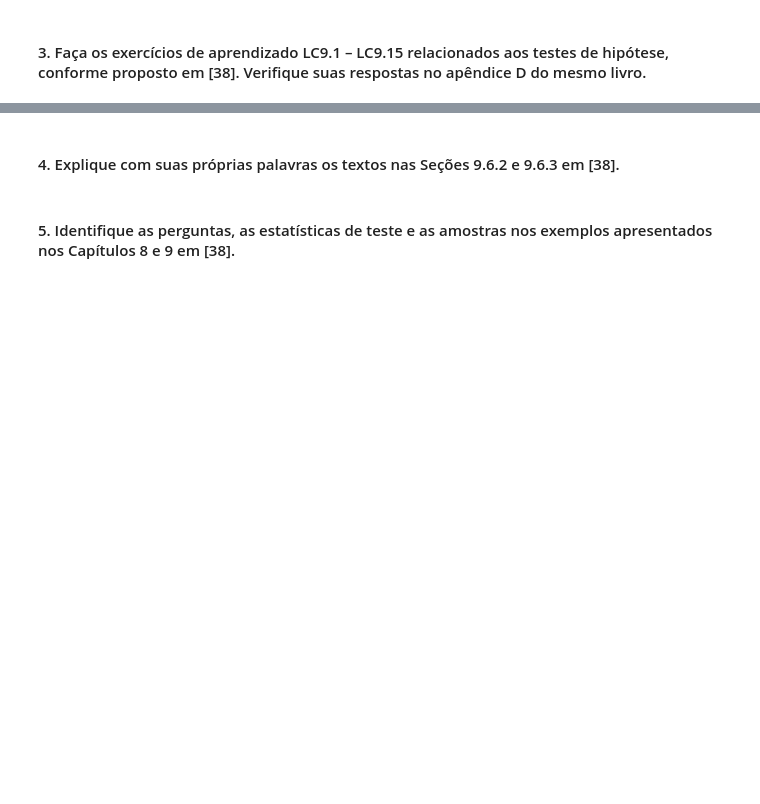
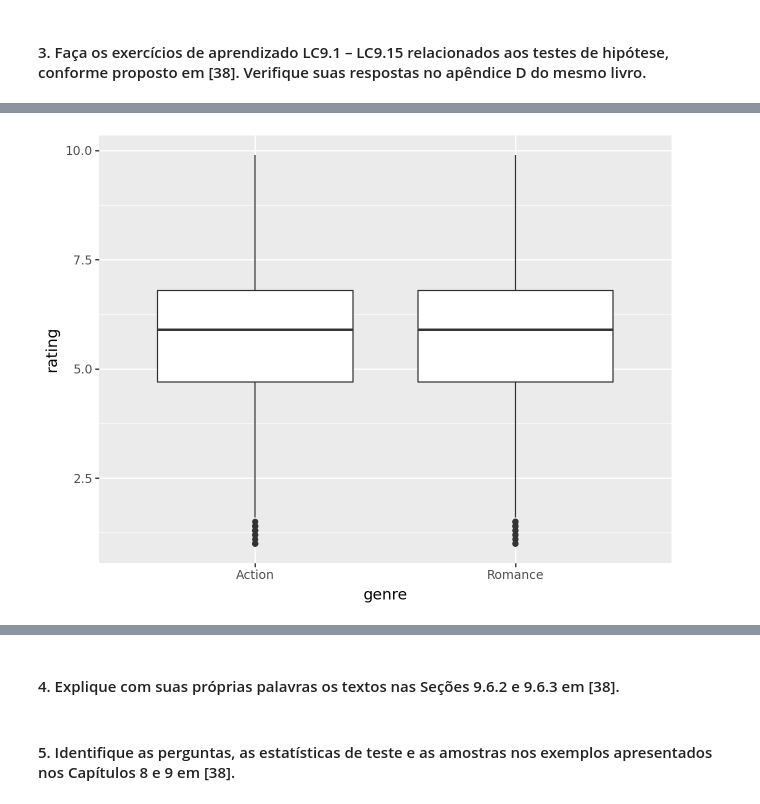
Before and after one commit to RafaelRagozoni/Topicos7, a Jupyter notebook: Aula9/participacao.ipynb, the cells around one changed output, grey strips where cells are left out. Cells and saved outputs as stored; diff of their text form; code cells hidden in the pictures; blank space fills up the shorter version.

```diff
--- a/Aula9/participacao.ipynb
+++ b/Aula9/participacao.ipynb
@@ -340,0 +398,8 @@ Discuss how these plots compare to the similar plots produced for the movies_sam
+# %%
+movies_test = movies.copy()
+movies_test["genre"] = movies_test['genre'].sample(frac=1).values
+ggplot(movies_test) \
++ aes(x= "genre", y="rating") \
++ geom_boxplot()
+# %% [output]
+[figure, added]
```
Also changed, not shown: parts of 22 cells of this notebook, 1 other file.
